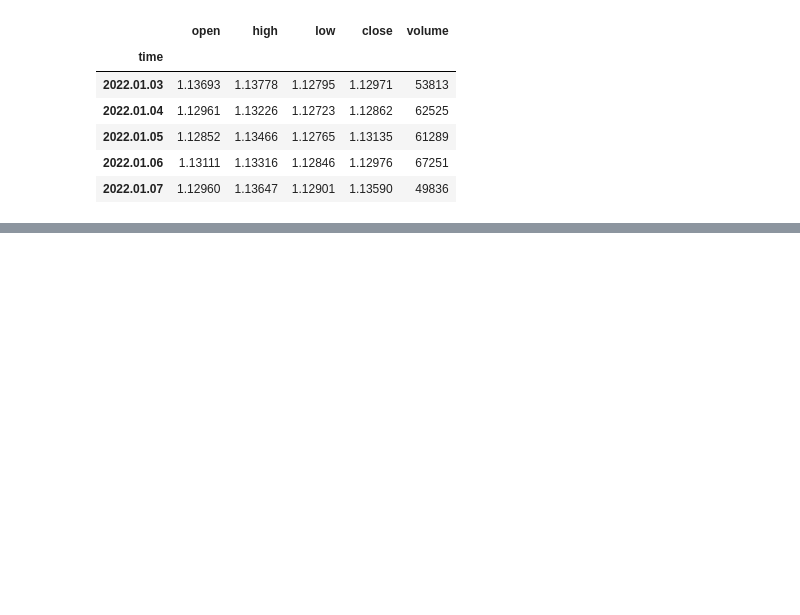
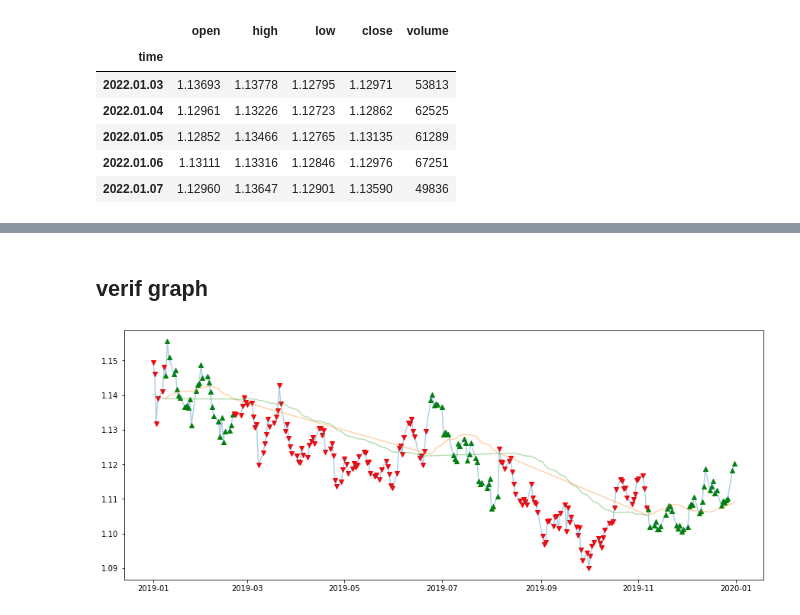
Before and after one commit to fg0611/data-professionalization, a Jupyter notebook: data-analysis/finance_basics.ipynb, the cells around one changed output, grey strips where cells are left out. Cells and saved outputs as stored; diff of their text form; code cells hidden in the pictures; blank space fills up the shorter version.

```diff
--- a/data-analysis/finance_basics.ipynb
+++ b/data-analysis/finance_basics.ipynb
@@ -58,0 +65,8 @@ df_yf[["close","sma fast", "sma slow"]].plot(figsize=(15,8))
+# %%
+df_yf["position"] = np.nan
+# create condition
+df_yf.loc[(df_yf["sma fast"] > df_yf["sma slow"]), "position"] = 1
+df_yf.loc[(df_yf["sma fast"] < df_yf["sma slow"]), "position"] = -1
+# %%
+df_yf = df_yf.loc["2019"]
+df_yf.head()
@@ -58,0 +81,26 @@ df_yf[["close","sma fast", "sma slow"]].plot(figsize=(15,8))
+# %% [markdown]
+## verif graph
+# %%
+year="2019"
+
+# select signals open and close
+idx_open = df_yf.loc[df_yf["position"] == 1]
+idx_close = df_yf.loc[df_yf["position"] == -1]
+
+idx_open.head()
+
+#graph size
+plt.figure(figsize=(15,6))
+
+#plot the points of the open long signal in green and sell in red
+plt.scatter(idx_open.index, idx_open["close"], color="g", marker="^")
+plt.scatter(idx_close.index, idx_close["close"], color="r", marker="v")
+
+# plot the resistance to be sure that the conditions are completed
+plt.plot(df_yf.index, df_yf["close"], alpha=0.35)
+plt.plot(idx_open.index, idx_open["sma fast"], alpha=0.35)
+plt.plot(idx_close.index, idx_close["sma slow"], alpha=0.35)
+
+plt.show()
+# %% [output]
+[figure, added]
```
Also changed, not shown: parts of 7 cells of this notebook.
